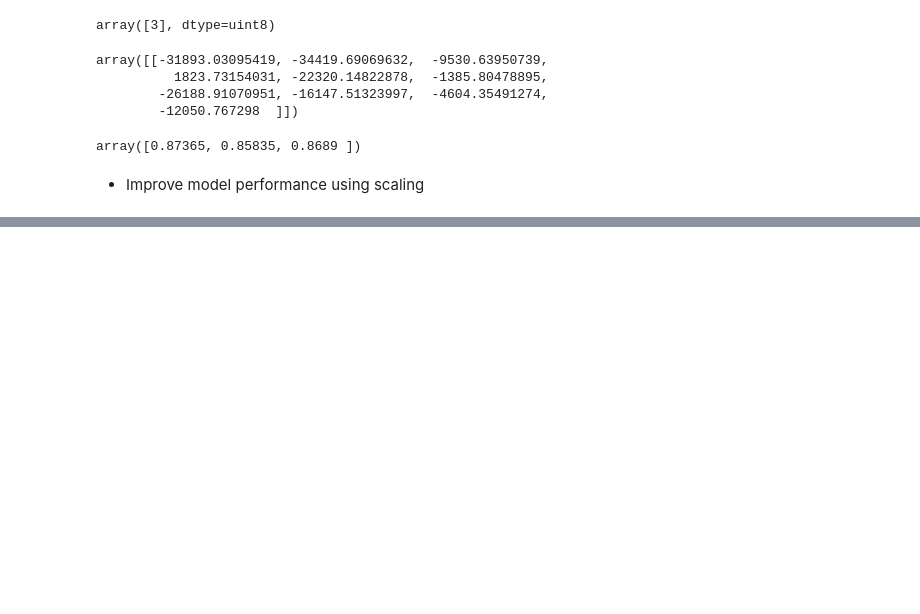
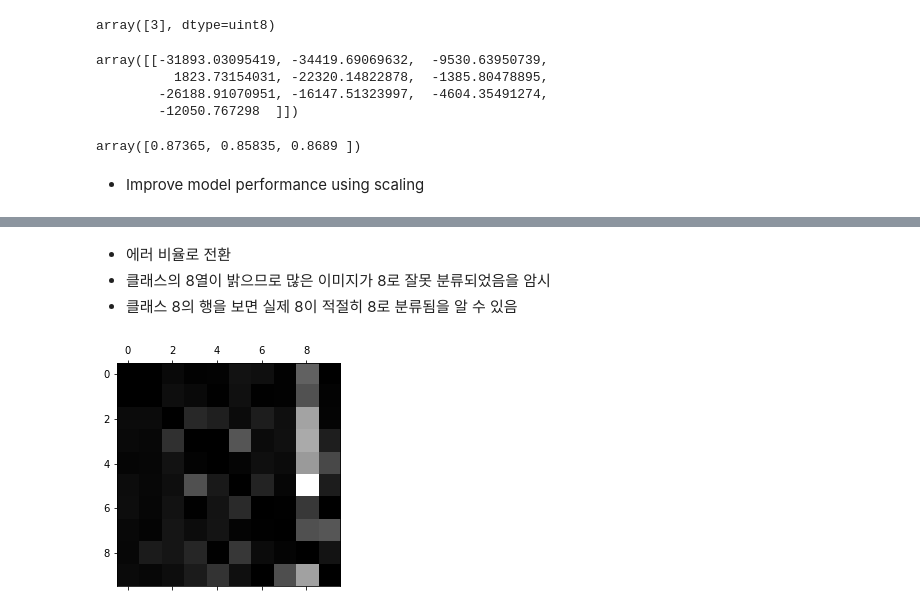
Before and after one commit to dream2globe/hands-on-machine-learning-2nd, a Jupyter notebook: notebooks/03_classification.ipynb, the cells around one changed output, grey strips where cells are left out. Cells and saved outputs as stored; diff of their text form; code cells hidden in the pictures; blank space fills up the shorter version.

```diff
--- a/notebooks/03_classification.ipynb
+++ b/notebooks/03_classification.ipynb
@@ -343,0 +367,13 @@ conf_mx
+# %% [markdown]
++ 에러 비율로 전환
++ 클래스의 8열이 밝으므로 많은 이미지가 8로 잘못 분류되었음을 암시
++ 클래스 8의 행을 보면 실제 8이 적절히 8로 분류됨을 알 수 있음
+# %%
+row_sums = conf_mx.sum(axis=1, keepdims=True)
+norm_conf_mx = conf_mx / row_sums
+
+np.fill_diagonal(norm_conf_mx, 0) # 대각선을 영으로 치환
+plt.matshow(norm_conf_mx, cmap=plt.cm.gray)
+plt.show()
+# %% [output]
+[figure, added]
```
Also changed, not shown: parts of 27 cells of this notebook.
